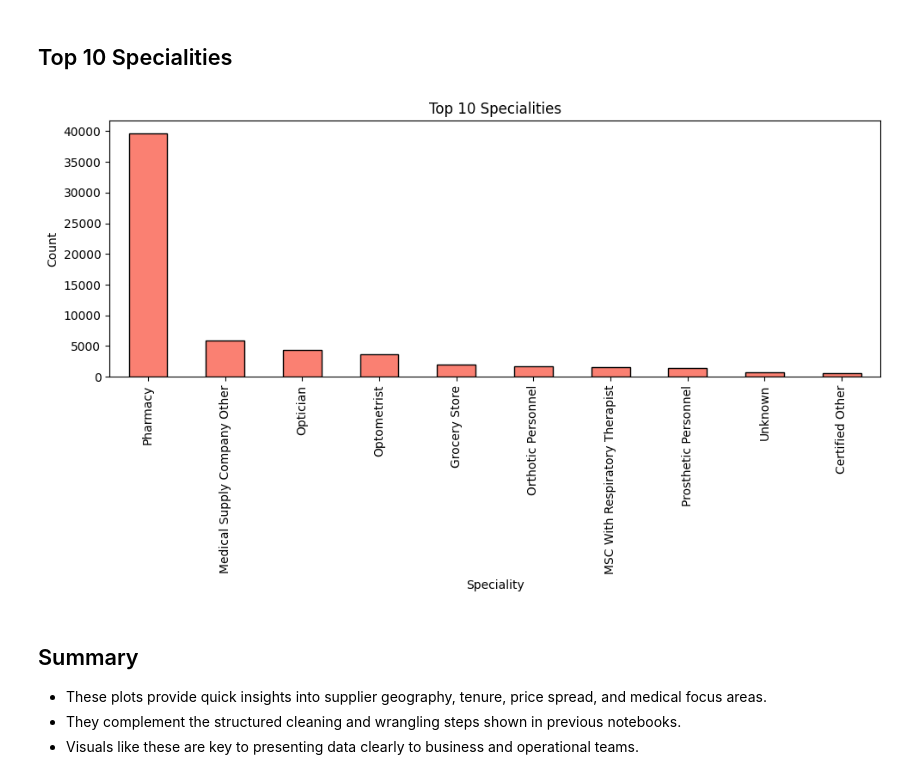
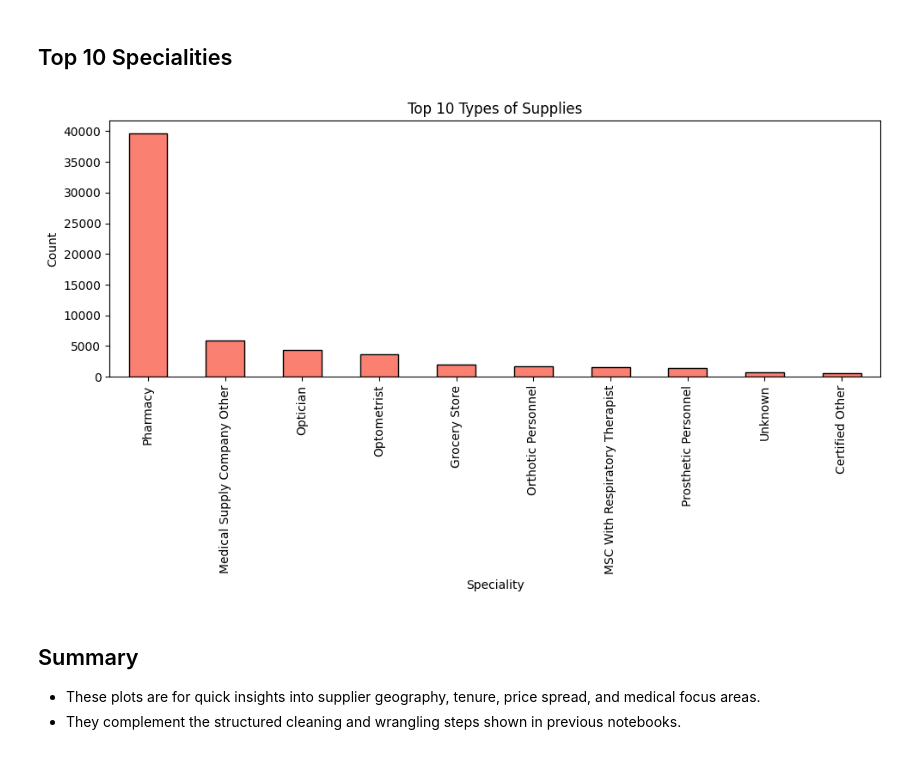
Before and after one commit to saifar-tug/medical-supplier-data-management-excel-python, a Jupyter notebook: notebooks/data_visualization.ipynb, the cells around one changed output. Cells and saved outputs as stored; diff of their text form; code cells hidden in the pictures.

```diff
--- a/notebooks/data_visualization.ipynb
+++ b/notebooks/data_visualization.ipynb
@@ -52,22 +52,21 @@ plt.show()
 # %%
 plt.figure(figsize=(10, 6))
 
 df['first_speciality'].value_counts().head(10).plot(
     kind='bar',
     color='salmon',
     edgecolor='black'
 )
 
-plt.title("Top 10 Specialities")
+plt.title("Top 10 Types of Supplies")
 plt.xlabel("Speciality")
 plt.ylabel("Count")
 plt.xticks(rotation=90)
 plt.tight_layout()
 plt.show()
 # %% [output]
-[figure, old version]
+[figure, new version]
 # %% [markdown]
 ## Summary
-- These plots provide quick insights into supplier geography, tenure, price spread, and medical focus areas.
+- These plots are for quick insights into supplier geography, tenure, price spread, and medical focus areas.
 - They complement the structured cleaning and wrangling steps shown in previous notebooks.
-- Visuals like these are key to presenting data clearly to business and operational teams.
```
Also changed, not shown: 3 other files.
